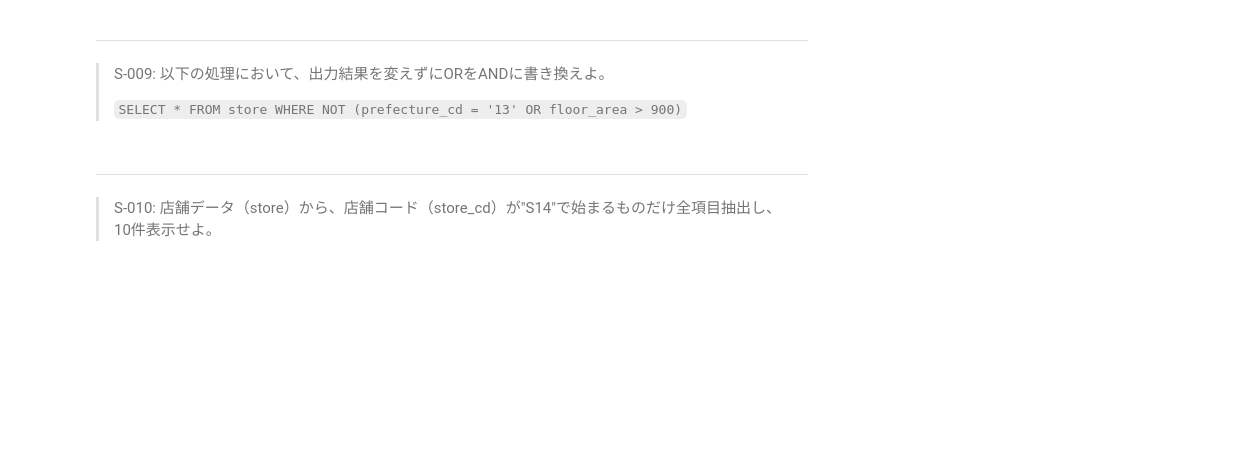
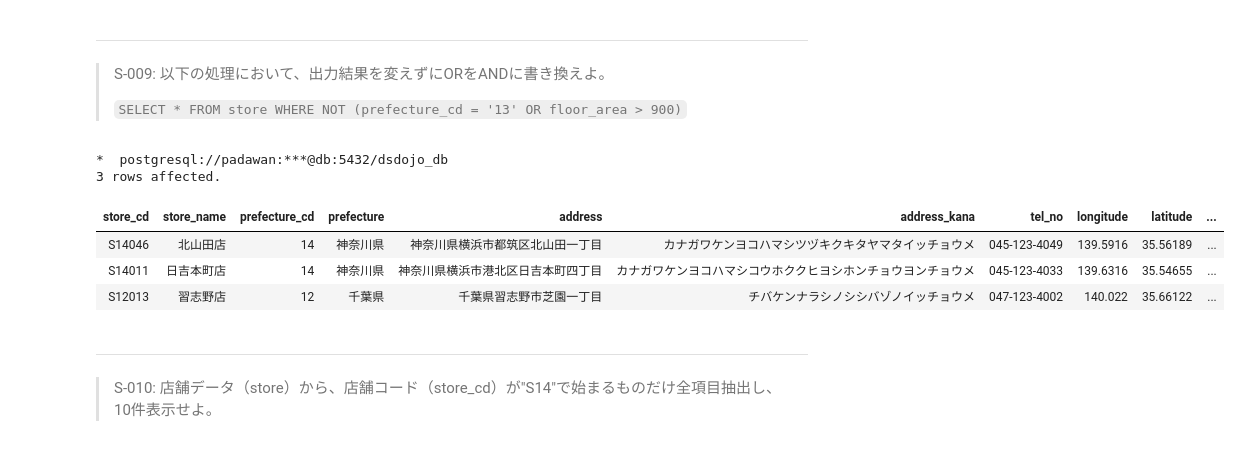
Before and after one commit to The-Japan-DataScientist-Society/100knocks-preprocess, a Jupyter notebook: docker/work/preprocess_knock_SQL.ipynb, the cells around one changed output. Cells and saved outputs as stored; diff of their text form; code cells hidden in the pictures; blank space fills up the shorter version.

```diff
--- a/docker/work/preprocess_knock_SQL.ipynb
+++ b/docker/work/preprocess_knock_SQL.ipynb
@@ -291,3 +289,21 @@ AND
+# %%
+%%sql
+SELECT
+    *
+FROM
+    store
+WHERE
+    (prefecture_cd != '13'
+AND
+    floor_area <= 900)
+;
+# %% [output]
+*  postgresql://padawan:***@db:5432/dsdojo_db
+3 rows affected.
+| store_cd | store_name | prefecture_cd | prefecture | address | address_kana | tel_no | longitude | latitude | ... |
+| S14046 | 北山田店 | 14 | 神奈川県 | 神奈川県横浜市都筑区北山田一丁目 | カナガワケンヨコハマシツヅキクキタヤマタイッチョウメ | 045-123-4049 | 139.5916 | 35.56189 | ... |
+| S14011 | 日吉本町店 | 14 | 神奈川県 | 神奈川県横浜市港北区日吉本町四丁目 | カナガワケンヨコハマシコウホククヒヨシホンチョウヨンチョウメ | 045-123-4033 | 139.6316 | 35.54655 | ... |
+| S12013 | 習志野店 | 12 | 千葉県 | 千葉県習志野市芝園一丁目 | チバケンナラシノシシバゾノイッチョウメ | 047-123-4002 | 140.022 | 35.66122 | ... |
 # %% [markdown]
 ---
 > S-010: 店舗データ（store）から、店舗コード（store_cd）が"S14"で始まるものだけ全項目抽出し、10件表示せよ。
```
Also changed, not shown: parts of 1 cell of this notebook.
